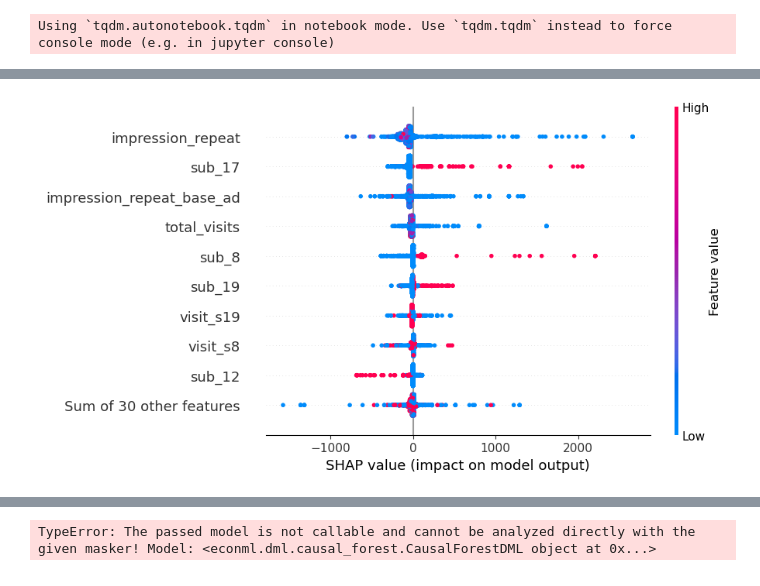
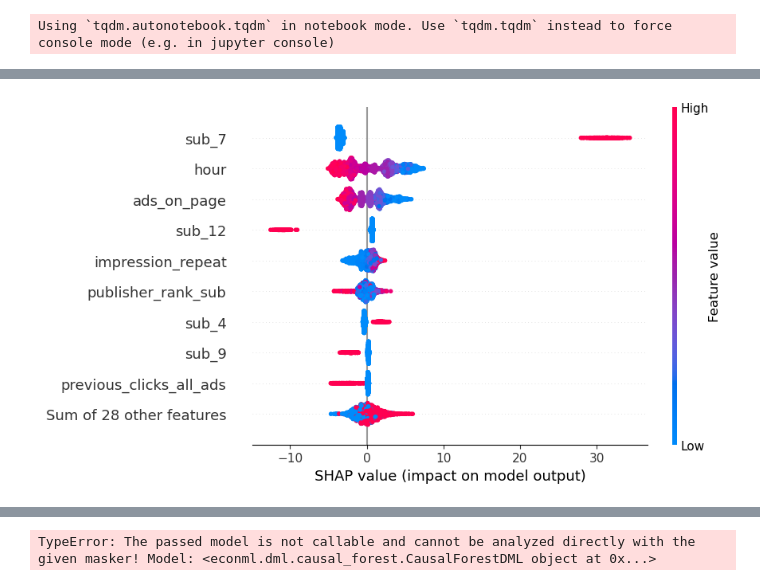
Before and after one commit to MehdiAkhbari/online_ads, a Jupyter notebook: scripts/Two Ads Estimation-3.ipynb, the cells around one changed output, grey strips where cells are left out. Cells and saved outputs as stored; diff of their text form; code cells hidden in the pictures.

```diff
--- a/scripts/Two Ads Estimation-3.ipynb
+++ b/scripts/Two Ads Estimation-3.ipynb
@@ -21,30 +17,0 @@ data = data[(data['advertiser_rank'] == 1) | (data['advertiser_rank'] == 3)]
-# %%
-
-class PropensityModel(BaseEstimator):
-    def __init__(self):
-        self.lr = LogisticRegression(max_iter=2000)
-
-    def predict_proba(self, X, X_indices=slice(-17,-1)):
-        return self.lr.predict_proba(X[:,X_indices])
-
-
-
-    # X_indices are the ones that are used for the estimation of the propensity score
-    def fit(self, X, y, X_indices=slice(-17,-1)):
-        self.lr.fit(X[:,X_indices], y)
-        return self
-
-
-# Instantiate propensity_model from the PropensityModel class
-propensity_model = PropensityModel()
-
-
-
-
-# Define the hyperparameters to search over
-param_grid = {
-    # 'n_estimators': [50, 100, 200],
-    'n_estimators': [200],
-    'max_depth': [10, 20],
-    'min_samples_split': [5000, 10000, 15000]
-}
@@ -144,0 +72,2 @@ finished fitting the model in 6848.0352521 seconds
+# %%
+summary_table = cf.summary(decimals=6)
@@ -144,0 +76,4 @@ finished fitting the model in 6848.0352521 seconds
+# %%
+latex_summary = summary_table.as_latex()
+with open('..\\results\\Full Model\\Monopoly\\cf 1,3 summary.tex', 'w') as f:
+    f.write(latex_summary)
@@ -144,0 +102,2 @@ finished fitting the model in 6848.0352521 seconds
+# %%
+cf =  joblib.load(f'..\\results\\Full Model\\Monopoly\\CF - Rank 1, 3.pkl')
@@ -145,6 +113,6 @@ finished fitting the model in 6848.0352521 seconds
 # %%
-shap_values_1 = cf.shap_values(X[X.index % 2000 == 0])
-shap.plots.beeswarm(shap_values_1['is_clicked']['advertiser_rank_3'] / .0025326 * 100)
+shap_values_1 = cf.shap_values(X[X.index % 1000 == 0])
+shap.plots.beeswarm(shap_values_1['is_clicked']['advertiser_rank_1'] / .0025326 * 100)
 # %% [output]
-[figure, old version]
+[figure, new version]
 # %%
```
Also changed, not shown: parts of 31 cells of this notebook, 32 other files.
